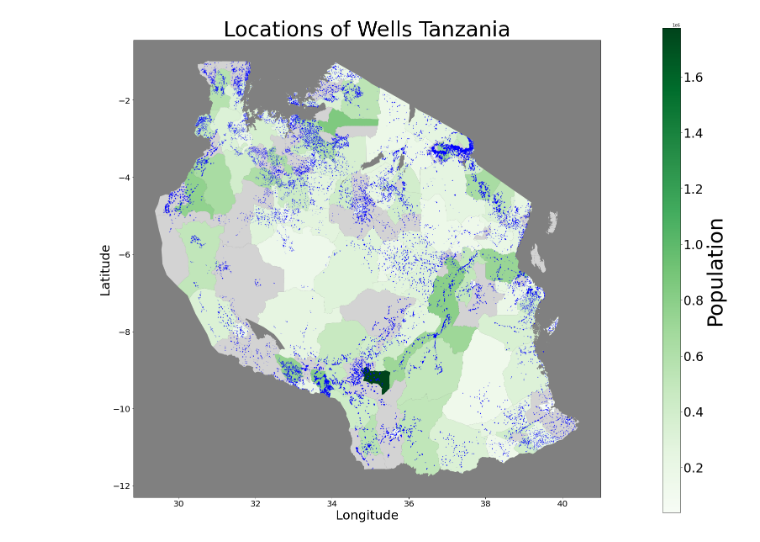
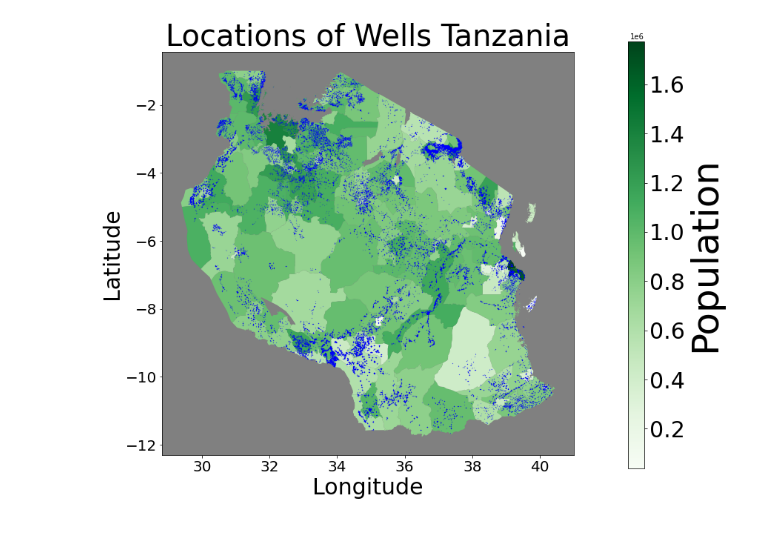
Before and after one commit to Caellwyn/well-predicter-tanzania, a Jupyter notebook: data_exploration/population_well_location_map.ipynb, the cells around one changed output. Saved outputs shown, nothing was run; the diff lists cells and outputs as text; code cells hidden in the pictures.

Commit message:
A little touch up on the map, and downloaded and included the right population information

```diff
--- a/data_exploration/population_well_location_map.ipynb
+++ b/data_exploration/population_well_location_map.ipynb
@@ -28,39 +29,40 @@ df_geo = pd.merge(district_nums,districts, how = 'right',
 df_geo = pd.merge(df_geo,tpop, how = 'left', right_on = 'ADM2_EN',
                   left_on = 'District_N')
 df_geo = geopandas.GeoDataFrame(df_geo)
+df_geo['log_pop'] = np.log(df_geo['TOTAL_BOTH'])
+
 df.loc[df['longitude'] == 0, 'longitude'] = np.nan
 wells = geopandas.GeoDataFrame(df[['latitude','longitude']],
-                               geometry = geopandas.points_from_xy(df.longitude,
-                                                                   df.latitude))
+                               geometry = geopandas.points_from_xy(df.longitude, df.latitude))
 wells = wells.set_crs(epsg = 4210)
 # %%
-fig, ax = plt.subplots(figsize = (20,20))
+fig, ax = plt.subplots(figsize = (10,10))
 cmap='Greens'
+
 df_geo.plot(ax = ax,
-           column = 'population',
+           column = 'log_pop',
            legend = False,
            cmap = cmap,
-           figsize = (20,20),
-           missing_kwds = {'color':'lightgrey'}
+           #missing_kwds = {'color':'lightgrey'} #Breaks the map if no NaNs
+           )
 
-           )
-ax.set_title('Locations of Wells Tanzania', fontsize = 50, y=.8)
+ax.set_title('Locations of Wells Tanzania', fontsize = 40, y=.8)
 ax.set_facecolor('grey')
 plt.xticks(fontsize = 20)
 plt.yticks(fontsize = 20)
 ax.set_ylabel('Latitude',  fontsize = 30)
 ax.set_xlabel('Longitude', fontsize = 30)
 vmin = df_geo['TOTAL_BOTH'].min()
 vmax = df_geo['TOTAL_BOTH'].max()
 cax = fig.add_axes([1, 0.1, 0.03, 0.8])
 
 sm = plt.cm.ScalarMappable(cmap=cmap, norm=plt.Normalize(vmin=vmin, vmax=vmax))
 sm._A = []
 cbr = fig.colorbar(sm, cax=cax)
 cbr.ax.tick_params(labelsize=30)
 cbr.set_label('Population', fontsize = 50)
-wells.plot(ax = ax, color = 'blue', markersize = .1)
+wells.plot(ax = ax, color = 'blue', markersize = .01)
 plt.savefig('figures/well_loc_and_pop_tanzania',bbox_inches = 'tight')
 plt.show()
 # %% [output]
-[figure, old version]
+[figure, new version]
```
Also changed, not shown: parts of 1 cell of this notebook.
